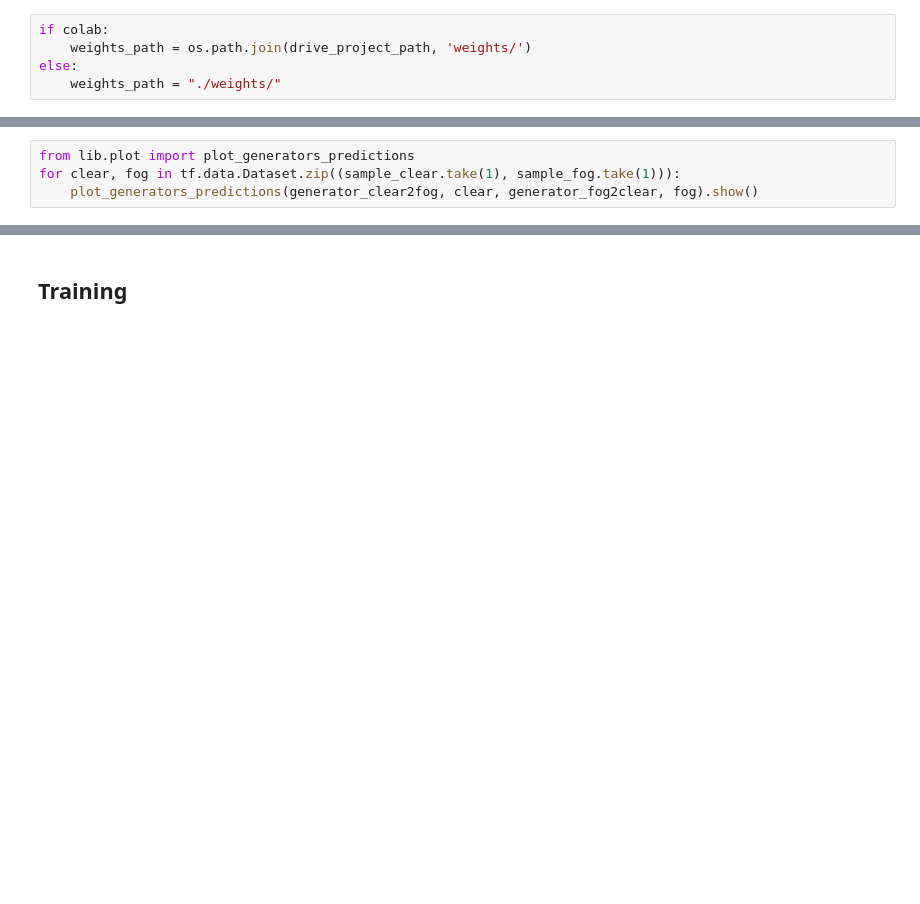
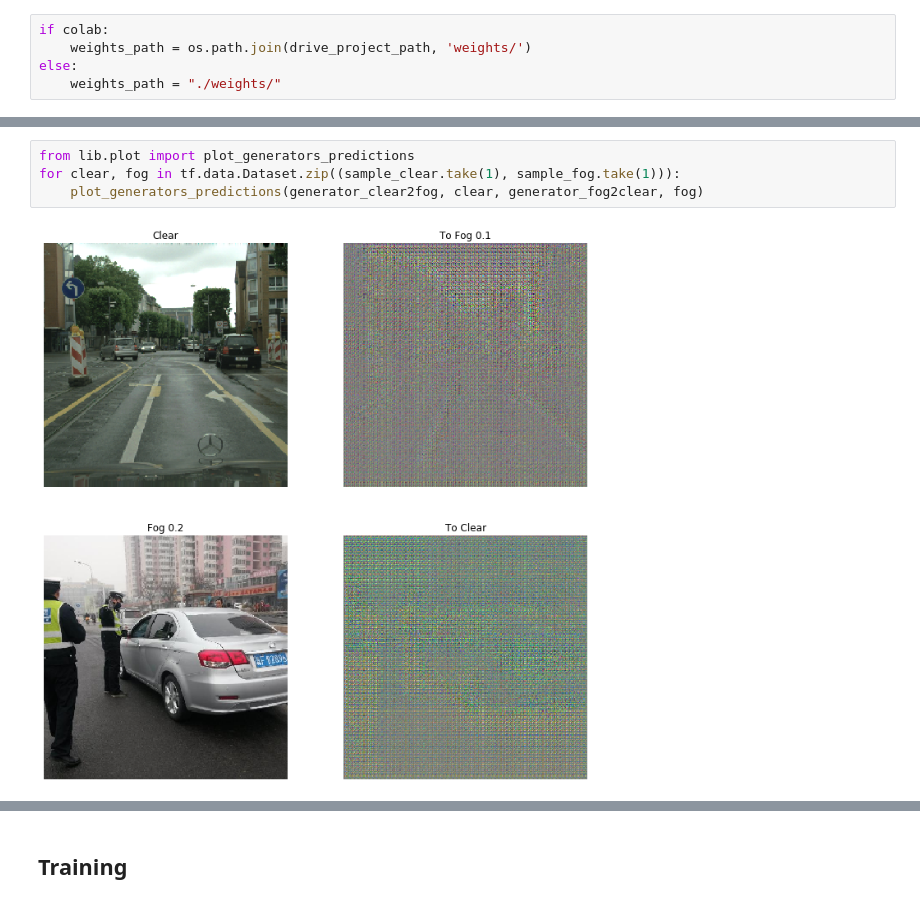
Before and after one commit to ghaiszaher/Foggy-CycleGAN, a Jupyter notebook: Foggy_CycleGAN.ipynb, the cells around one changed output, grey strips where cells are left out. Cells and saved outputs as stored; diff of their text form; blank space fills up the shorter version.

Commit message:
fix plotting problems

```diff
--- a/Foggy_CycleGAN.ipynb
+++ b/Foggy_CycleGAN.ipynb
@@ -117,7 +129,9 @@ trainer.configure_checkpoint(weights_path = weights_path)
 # %%
 from lib.plot import plot_generators_predictions
 for clear, fog in tf.data.Dataset.zip((sample_clear.take(1), sample_fog.take(1))):
-    plot_generators_predictions(generator_clear2fog, clear, generator_fog2clear, fog).show()
+    plot_generators_predictions(generator_clear2fog, clear, generator_fog2clear, fog)
+# %% [output]
+[figure, added]
 # %%
 from lib.plot import plot_discriminators_predictions
 for clear, fog in tf.data.Dataset.zip((sample_clear.take(1), sample_fog.take(1))):
```
Also changed, not shown: parts of 7 cells of this notebook, 2 other files.
